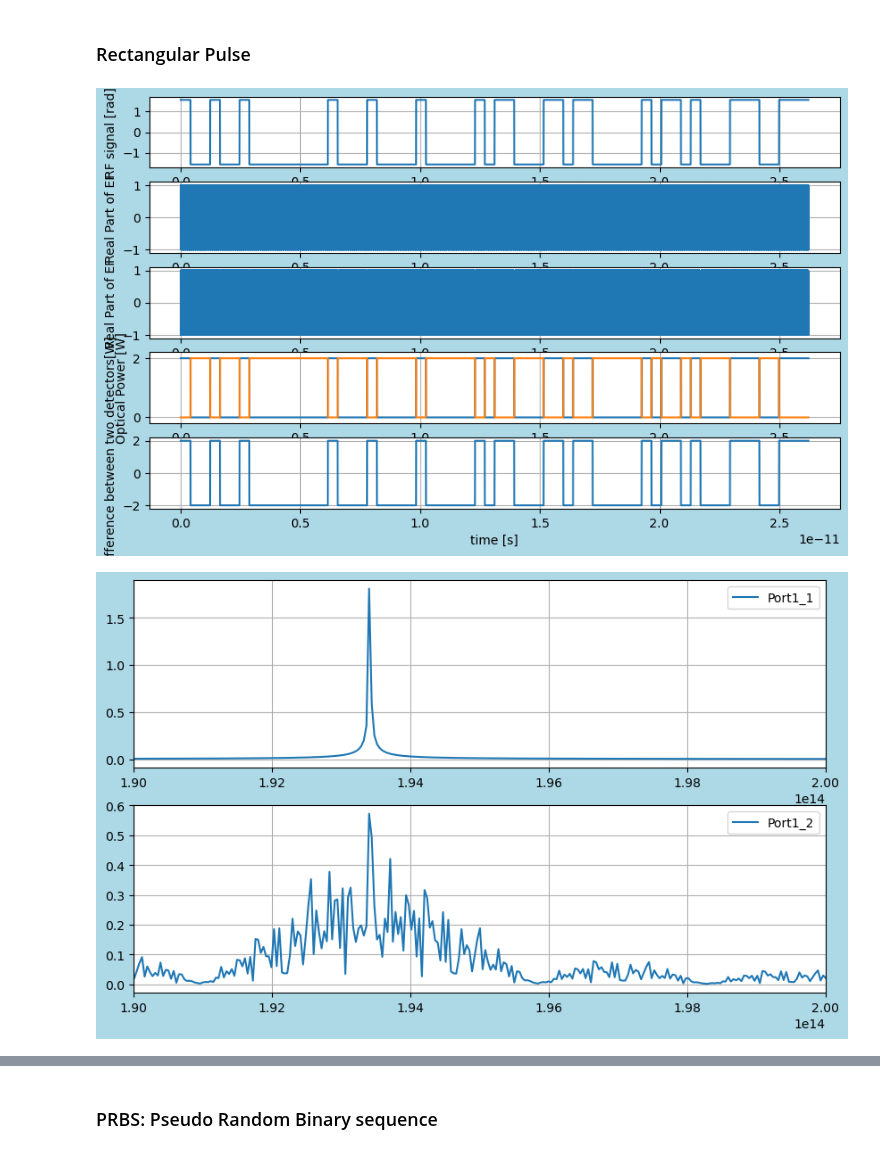
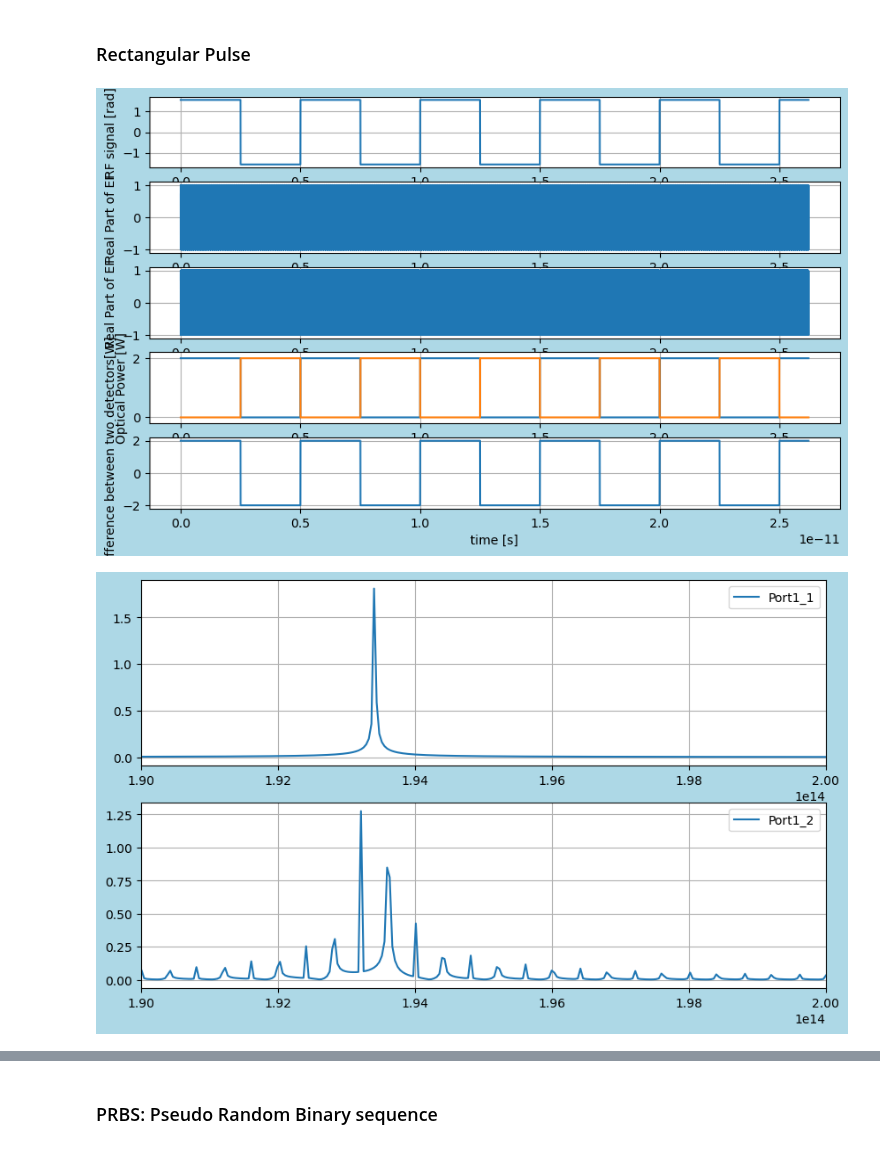
Before and after one commit to tacticstactics/optical-heterodyne-detection, a Jupyter notebook: optical_heterodyne_detection.ipynb, the cells around one changed output, grey strips where cells are left out. Cells and saved outputs as stored; diff of their text form; code cells hidden in the pictures.

```diff
--- a/optical_heterodyne_detection.ipynb
+++ b/optical_heterodyne_detection.ipynb
@@ -100,7 +101,7 @@ Ein1 = np.array([[0.707+0.707j],[-0.707-0.707j]])
 #Ein1 = np.array([[1 + 0j],[-1 - 0j]])
 
 #tcol = np.zeros(samplerate)
-rfsignalcol = np.zeros(samplerate)
+#rfsignalcol = np.zeros(samplerate)
 Port1_1_EFcol = np.zeros(samplerate, dtype=complex)
 Port1_2_EFcol = np.zeros(samplerate, dtype=complex)
 Port3_1_EFcol = np.zeros(samplerate,dtype=complex)
@@ -109,12 +110,15 @@ Port3_1_powercol = np.zeros(samplerate)
 Port3_2_powercol = np.zeros(samplerate)
 Power_diffcol = np.zeros(samplerate)
 
+rfsignalcol = amp_c * np.sin(2 * np.pi * freq_rf * tcol) + dc_offset #[rad]
+
 for ii in range(samplerate):
 
     t = tcol[ii]
+    rf_signal = rfsignalcol[ii]
 
-    rf_signal = amp_c * np.sin(2 * np.pi * freq_rf * t) + dc_offset #[rad]
-    rfsignalcol[ii] = rf_signal
+    #amp_c * np.sin(2 * np.pi * freq_rf * t) + dc_offset #[rad]
+    #rfsignalcol[ii] = rf_signal
 
     # Path Length modulated
 
@@ -298,10 +302,9 @@ plt.show()
 # %% [markdown]
 ### Rectangular Pulse
 # %%
-from prbs_def import prbs_1, prbs_2
+fc = 200e9
 
-#rfsignalcol = prbs_1(samplerate, a1_range = [0,1], b1_range = [10, 50])
-rfsignalcol = prbs_2(samplerate, numberofpointspersymbol = 2 ** 6)
+rfsignalcol = amp_c *signal.square(2 * np.pi * fc * tcol) +dc_offset #[rad]
 
 for ii in range(samplerate):
 
@@ -402,32 +405,32 @@ ax2_2.grid(True)
 fig3 = plt.figure(figsize = (10,6), facecolor='lightblue')
 ax3_1 = fig3.add_subplot(3, 1, 1)
 ax3_2 = fig3.add_subplot(3, 1, 2)
 ax3_3 = fig3.add_subplot(3, 1, 3)
 
 Port1_powercol_f = fft(Port3_1_powercol)
 Port2_powercol_f = fft(Port3_2_powercol)
 
 ax3_1.plot(xf, 2.0/samplerate * np.abs(Port1_powercol_f[0:samplerate//2]),label="Port1 Power")
 ax3_1.set_ylabel("Power Spectrum")
 ax3_1.set_xlim(-1e12,10e12)
 ax3_1.legend()
 ax3_1.grid(True)
 
 ax3_2.plot(xf, 2.0/samplerate * np.abs(Port2_powercol_f[0:samplerate//2]), label="Port2 Power")
 ax3_2.set_ylabel("Power Spectrum")
 ax3_2.set_xlim(-1e12,10e12)
 ax3_2.legend()
 ax3_2.grid(True)
 
 Power_diffcol_f = fft(Power_diffcol)
 ax3_3.plot(xf, 2.0/samplerate * np.abs(Power_diffcol_f[0:samplerate//2]), label="Power Difference")
 ax3_3.set_xlabel("Frequency [Hz]")
 ax3_3.set_ylabel("Power Difference Spectrum")
 ax3_3.set_xlim(-1e12,10e12)
 ax3_3.legend()
 ax3_3.grid(True)
 
 plt.show()
 # %% [output]
-[figure, old version]
+[figure, new version]
-[figure, old version]
+[figure, new version]
```
Also changed, not shown: parts of 3 cells of this notebook.
